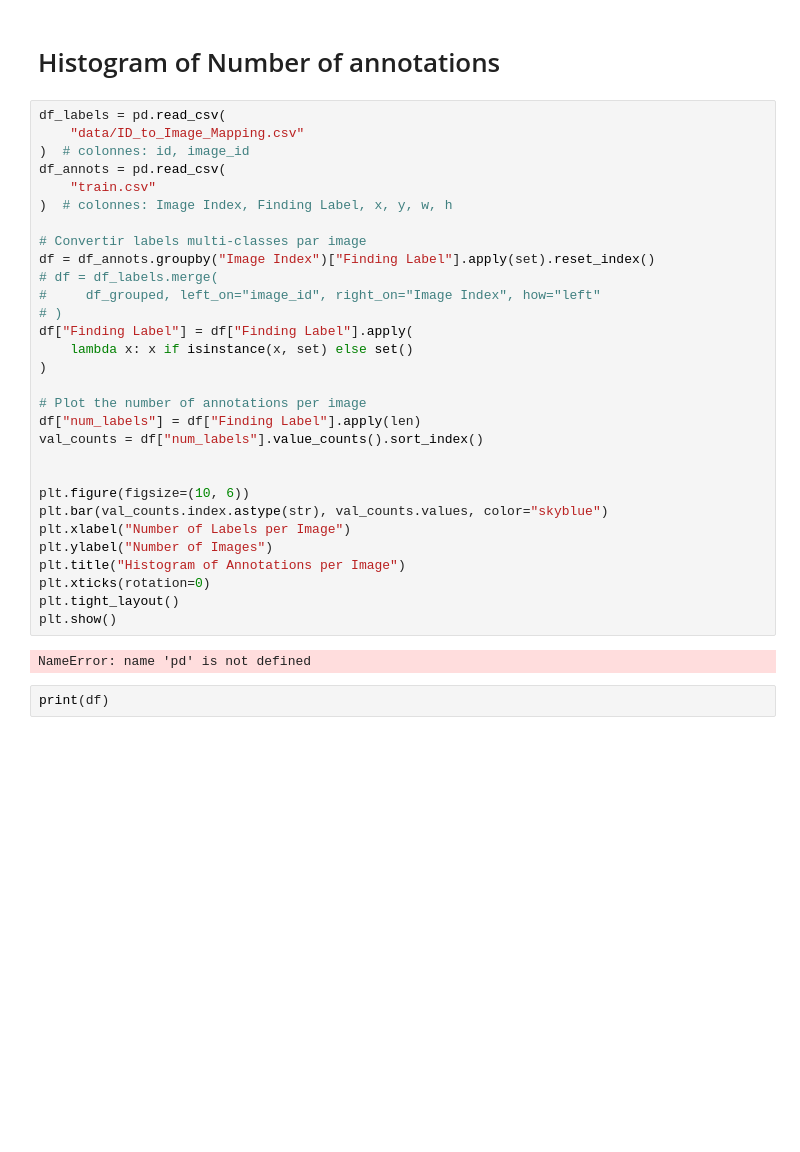
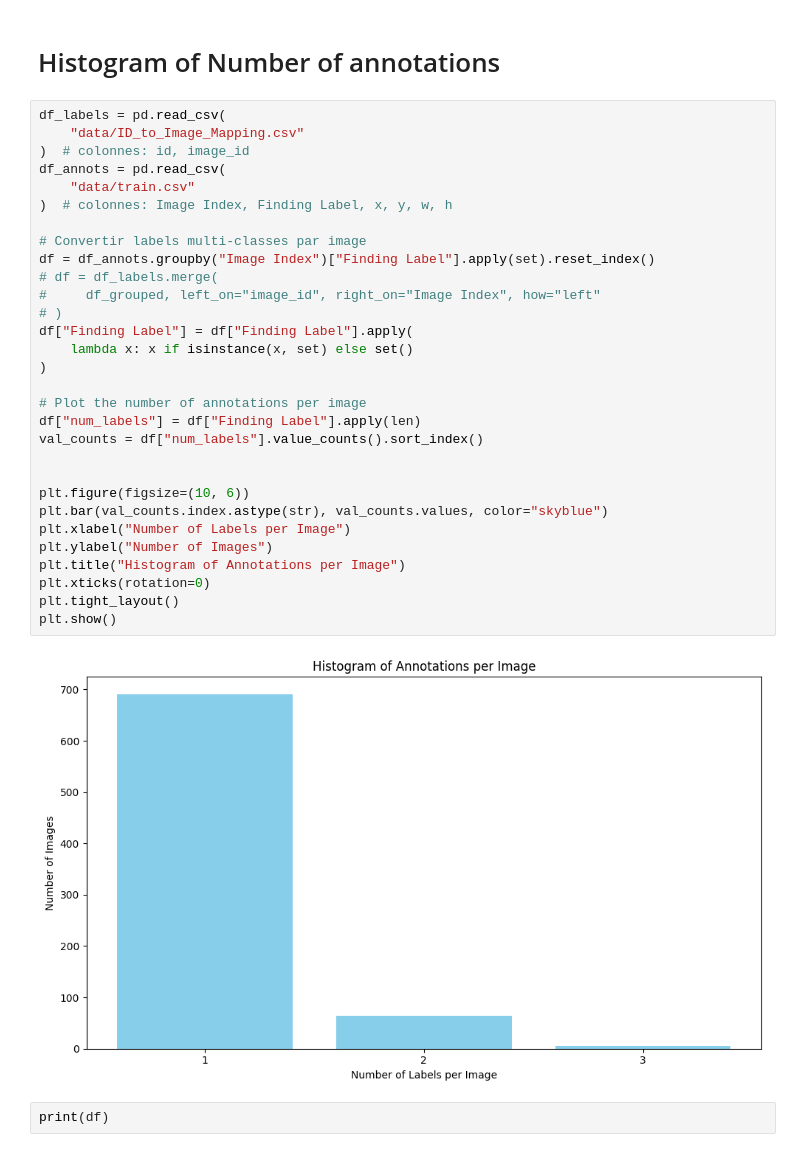
Before and after one commit to Worl0r/Chest_X-ray_Detection_Challenge, a Jupyter notebook: EDA.ipynb, the cells around one changed output. Cells and saved outputs as stored; diff of their text form; blank space fills up the shorter version.

```diff
--- a/EDA.ipynb
+++ b/EDA.ipynb
@@ -46,35 +51,35 @@ NameError: name 'df_train' is not defined
 # %%
 df_labels = pd.read_csv(
     "data/ID_to_Image_Mapping.csv"
 )  # colonnes: id, image_id
 df_annots = pd.read_csv(
-    "train.csv"
+    "data/train.csv"
 )  # colonnes: Image Index, Finding Label, x, y, w, h
 
 # Convertir labels multi-classes par image
 df = df_annots.groupby("Image Index")["Finding Label"].apply(set).reset_index()
 # df = df_labels.merge(
 #     df_grouped, left_on="image_id", right_on="Image Index", how="left"
 # )
 df["Finding Label"] = df["Finding Label"].apply(
     lambda x: x if isinstance(x, set) else set()
 )
 
 # Plot the number of annotations per image
 df["num_labels"] = df["Finding Label"].apply(len)
 val_counts = df["num_labels"].value_counts().sort_index()
 
 
 plt.figure(figsize=(10, 6))
 plt.bar(val_counts.index.astype(str), val_counts.values, color="skyblue")
 plt.xlabel("Number of Labels per Image")
 plt.ylabel("Number of Images")
 plt.title("Histogram of Annotations per Image")
 plt.xticks(rotation=0)
 plt.tight_layout()
 plt.show()
 # %% [output]
-NameError: name 'pd' is not defined
+[figure, added]
 # %%
 print(df)
 # %% [output]
```
Also changed, not shown: parts of 2 cells of this notebook, 1 other file.
